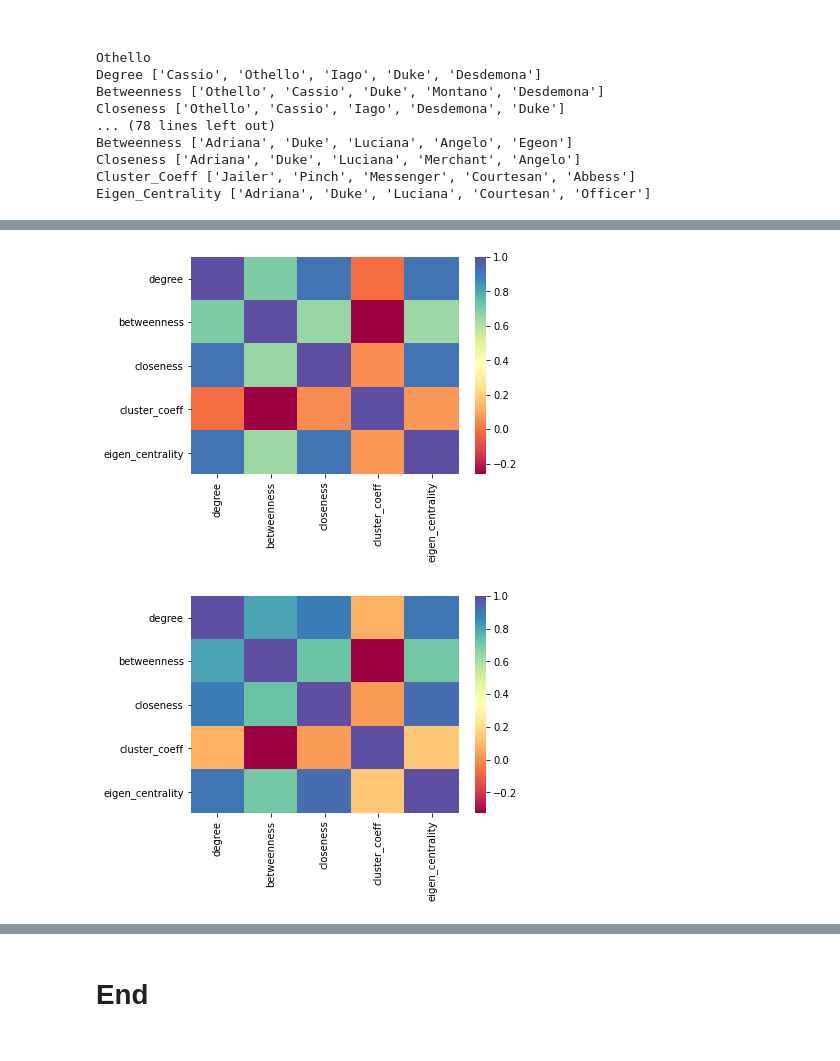
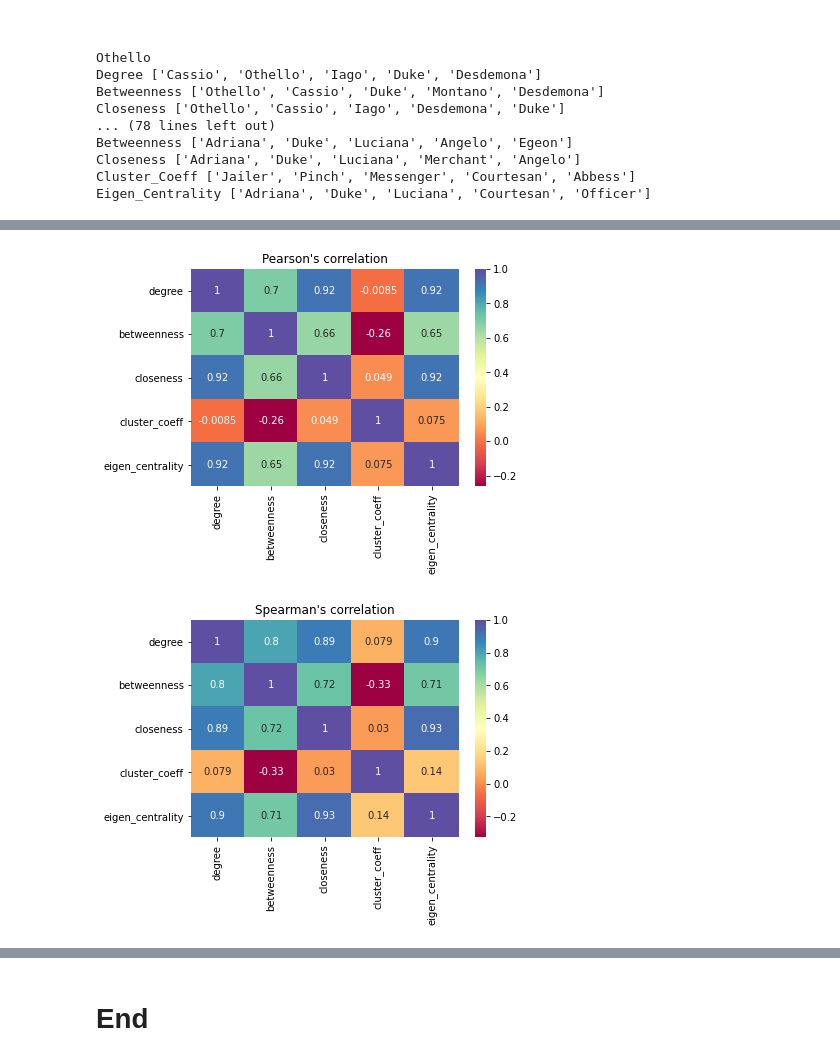
Before and after one commit to Bcromas/shakespearean_networks, a Jupyter notebook: key_characters.ipynb, the cells around one changed output, grey strips where cells are left out. Drawn from its saved outputs; the diff is of its cells as text; code cells hidden in the pictures.

Commit message:
add correlations

```diff
--- a/key_characters.ipynb
+++ b/key_characters.ipynb
@@ -71,10 +81,12 @@ cmap = sns.color_palette("Spectral", as_cmap=True)
 # %%
 pearson = df.corr('pearson')
-sns.heatmap(pearson, annot=False, cmap=cmap);
+sns.heatmap(pearson, annot=True, cmap=cmap);
+plt.title("Pearson's correlation");
 # %% [output]
-[figure, old version]
+[figure, new version]
 # %%
 spearman = df.corr('spearman')
-sns.heatmap(spearman, annot=False, cmap=cmap);
+sns.heatmap(spearman, annot=True, cmap=cmap)
+plt.title("Spearman's correlation");
 # %% [output]
-[figure, old version]
+[figure, new version]
```
Also changed, not shown: parts of 12 cells of this notebook.
